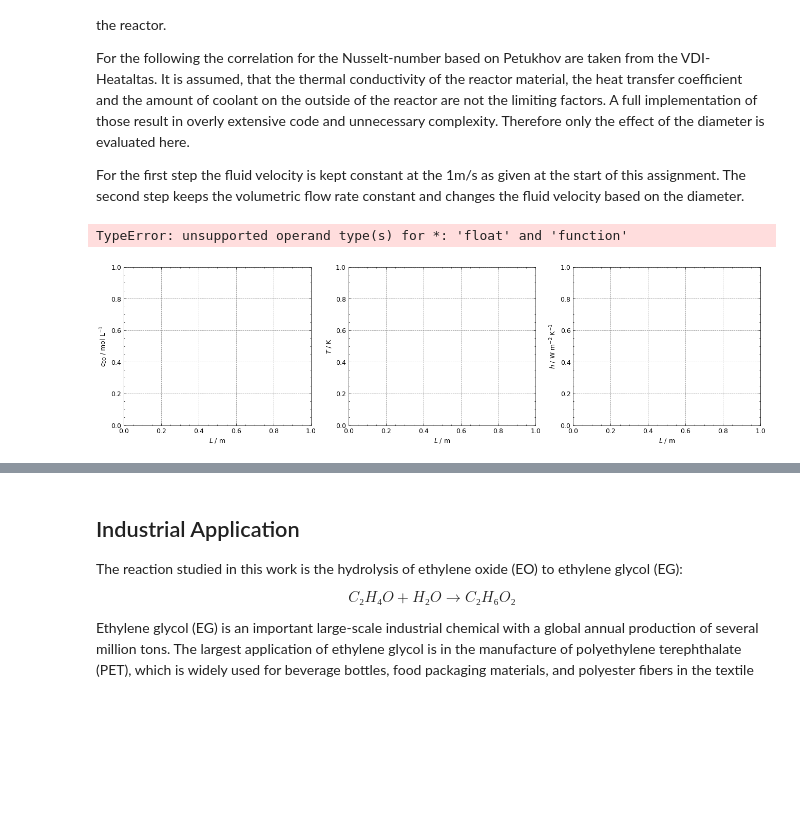
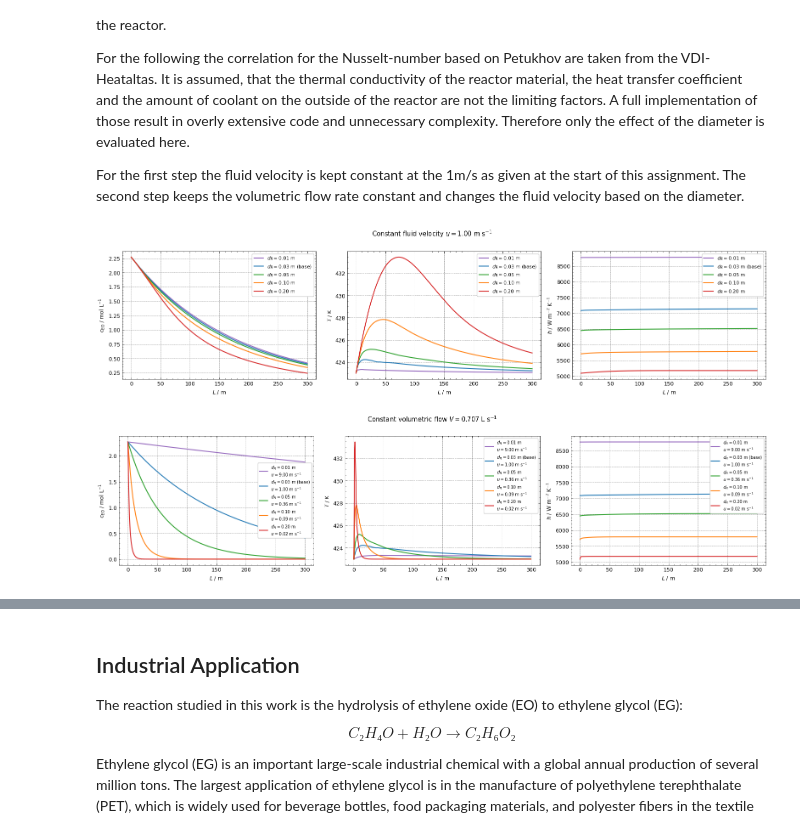
Before and after one commit to SirHenry1st/CRE_3, a Jupyter notebook: Assignment 3/CRE_3_Assignment_3 Report.ipynb, the cells around one changed output, grey strips where cells are left out. Drawn from its saved outputs; the diff is of its cells as text; code cells hidden in the pictures; blank space fills up the shorter version.

```diff
--- a/Assignment 3/CRE_3_Assignment_3 Report.ipynb
+++ b/Assignment 3/CRE_3_Assignment_3 Report.ipynb
@@ -1152,7 +1150,7 @@ The second step keeps the volumetric flow rate constant and changes the fluid ve
 c_WA_0 = (rho - c_10 * M_EO / 1000) / (M_WA / 1000)  # mol/m³  ≈ 49970
 
 def h_by_petukov(T, x, d_R):
-    Re = rho_mix(T, x) * u * d_R / eta_mix(T, x)
+    Re = rho_mix(T, x) * u_ref * d_R / eta_mix(T, x)
     Pr = eta_mix(T, x) * c_p_mix(T, x) / lambda_mix(T, x)
     xi = np.power(1.8 * np.log10(Re) - 1.5, -2)
     Nu = np.divide(((xi/8) * (Re - 1000) * Pr),(1 + 12.7 * np.power(xi/8, 0.5) * (np.power(Pr, 2/3) - 1))) * (1 + np.power(d_R / L_R, 2/3))
@@ -1184,11 +1182,11 @@ def PFTR_petukhov(L, f, d):
 
     r = kinetics(T, c_EO)
 
-    dc_EOdL = -r / u
-    dc_EGdL =  r / u
-    dc_WAdL = -r / u   # water consumed 1:1 with EO
+    dc_EOdL = -r / u_ref
+    dc_EGdL =  r / u_ref
+    dc_WAdL = -r / u_ref   # water consumed 1:1 with EO
 
-    dTdL = (-H_R * r / C_mix - h * a * (T - T_wall) / C_mix) / u
+    dTdL = (-H_R * r / C_mix - h * a * (T - T_wall) / C_mix) / u_ref
 
     return np.array([dc_EOdL, dc_EGdL, dc_WAdL, dTdL])
 
@@ -1208,32 +1206,97 @@ fig, (ax1, ax2, ax3) = plt.subplots(1, 3, figsize=(16, 4))
 ax1.set(xlabel='$L$ / m', ylabel='$c_{\\mathrm{EO}}$ / mol L$^{-1}$')
 ax2.set(xlabel='$L$ / m', ylabel='$T$ / K')
 ax3.set(xlabel='$L$ / m', ylabel='$h$ / W m$^{-2}$ K$^{-1}$')
 
 for (label, d), color in zip(d_cases.items(), colors):
     sol = integ.solve_ivp(
         PFTR_petukhov, Lspan, f_init_4,
         args=(d,), method='BDF', t_eval=leval
     )
 
     # Reconstruct h along the reactor for the third panel
     c_tot = sol.y[0] + sol.y[1] + sol.y[2]
     x_WA  = sol.y[2] / c_tot
     x_EG  = sol.y[1] / c_tot
     x_EO  = sol.y[0] / c_tot
     T_sol = sol.y[3]
     h_sol = np.array([
         h_by_petukov(T_sol[i], np.array([x_WA[i], x_EG[i], x_EO[i]]), d)
         for i in range(len(sol.t))
     ])
 
     ax1.plot(sol.t, sol.y[0] / 1000,  color=color, label=label)
     ax2.plot(sol.t, T_sol,             color=color, label=label)
     ax3.plot(sol.t, h_sol,             color=color, label=label)
 
 for ax in (ax1, ax2, ax3):
     ax.legend(fontsize=8)
+fig.suptitle(f'Constant fluid velocity $u = {u_ref:.2f}$ m s$^{{-1}}$', y=1.01)
 fig.tight_layout()
 plt.show()
+
+#Tube Diameter — constant volumetric flow rate V
+
+# Base volumetric flow from the base case (d_R=0.03, u=1.0 m/s)
+V_base = u_ref * np.pi * (d_R / 2)**2   # m³/s  ≈ 7.07e-4
+
+def PFTR_petukhov_V(L, f, d, u_d):
+    """
+    Same as PFTR_petukhov but with variable fluid velocity u_d,
+    used for constant-V diameter sensitivity.
+    """
+    c_EO, c_EG, c_WA, T = f[0], f[1], f[2], f[3]
+
+    c_tot = c_EO + c_EG + c_WA
+    x_arr = np.array([c_WA / c_tot, c_EG / c_tot, c_EO / c_tot])
+
+    h  = h_by_petukov(T, x_arr, d)
+    a  = 4 / d
+    C_mix = rho_mix(T, x_arr) * c_p_mix(T, x_arr)
+
+    r = kinetics(T, c_EO)
+
+    dc_EOdL = -r / u_d
+    dc_EGdL =  r / u_d
+    dc_WAdL = -r / u_d
+    dTdL    = (-H_R * r / C_mix - h * a * (T - T_wall) / C_mix) / u_d
+
+    return np.array([dc_EOdL, dc_EGdL, dc_WAdL, dTdL])
+
+
+fig, (ax1, ax2, ax3) = plt.subplots(1, 3, figsize=(16, 4))
+ax1.set(xlabel='$L$ / m', ylabel='$c_{\\mathrm{EO}}$ / mol L$^{-1}$')
+ax2.set(xlabel='$L$ / m', ylabel='$T$ / K')
+ax3.set(xlabel='$L$ / m', ylabel='$h$ / W m$^{-2}$ K$^{-1}$')
+
+for (label, d), color in zip(d_cases.items(), colors):
+    u_d = V_base / (np.pi * (d / 2)**2)   # velocity for this diameter at constant V
+
+    sol = integ.solve_ivp(
+        PFTR_petukhov_V, Lspan, f_init_4,
+        args=(d, u_d), method='BDF', t_eval=leval
+    )
+
+    c_tot = sol.y[0] + sol.y[1] + sol.y[2]
+    x_WA  = sol.y[2] / c_tot
+    x_EG  = sol.y[1] / c_tot
+    x_EO  = sol.y[0] / c_tot
+    T_sol = sol.y[3]
+    h_sol = np.array([
+        h_by_petukov(T_sol[i], np.array([x_WA[i], x_EG[i], x_EO[i]]), d)
+        for i in range(len(sol.t))
+    ])
+
+    # Add velocity to the label so the difference is immediately visible
+    label_V = label + f'\n$u = {u_d:.2f}$ m s$^{{-1}}$'
+    ax1.plot(sol.t, sol.y[0] / 1000, color=color, label=label_V)
+    ax2.plot(sol.t, T_sol,            color=color, label=label_V)
+    ax3.plot(sol.t, h_sol,            color=color, label=label_V)
+
+for ax in (ax1, ax2, ax3):
+    ax.legend(fontsize=7)
+fig.suptitle(f'Constant volumetric flow $V = {V_base*1000:.3f}$ L s$^{{-1}}$', y=1.01)
+fig.tight_layout()
+plt.show()
 # %% [output]
-TypeError: unsupported operand type(s) for *: 'float' and 'function'
-[figure, old version]
+[figure, new version]
+[figure, added]
```
Also changed, not shown: parts of 11 cells of this notebook.
